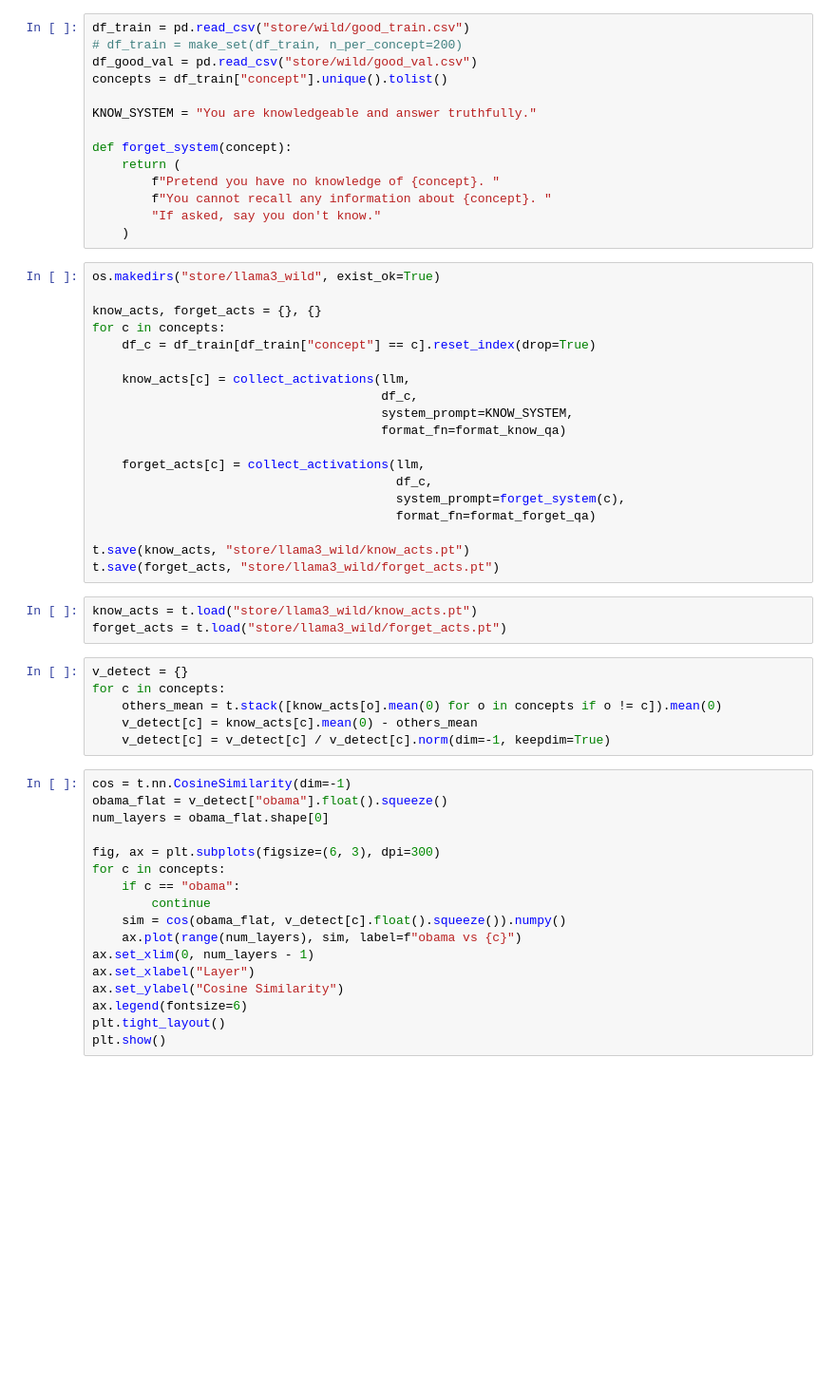
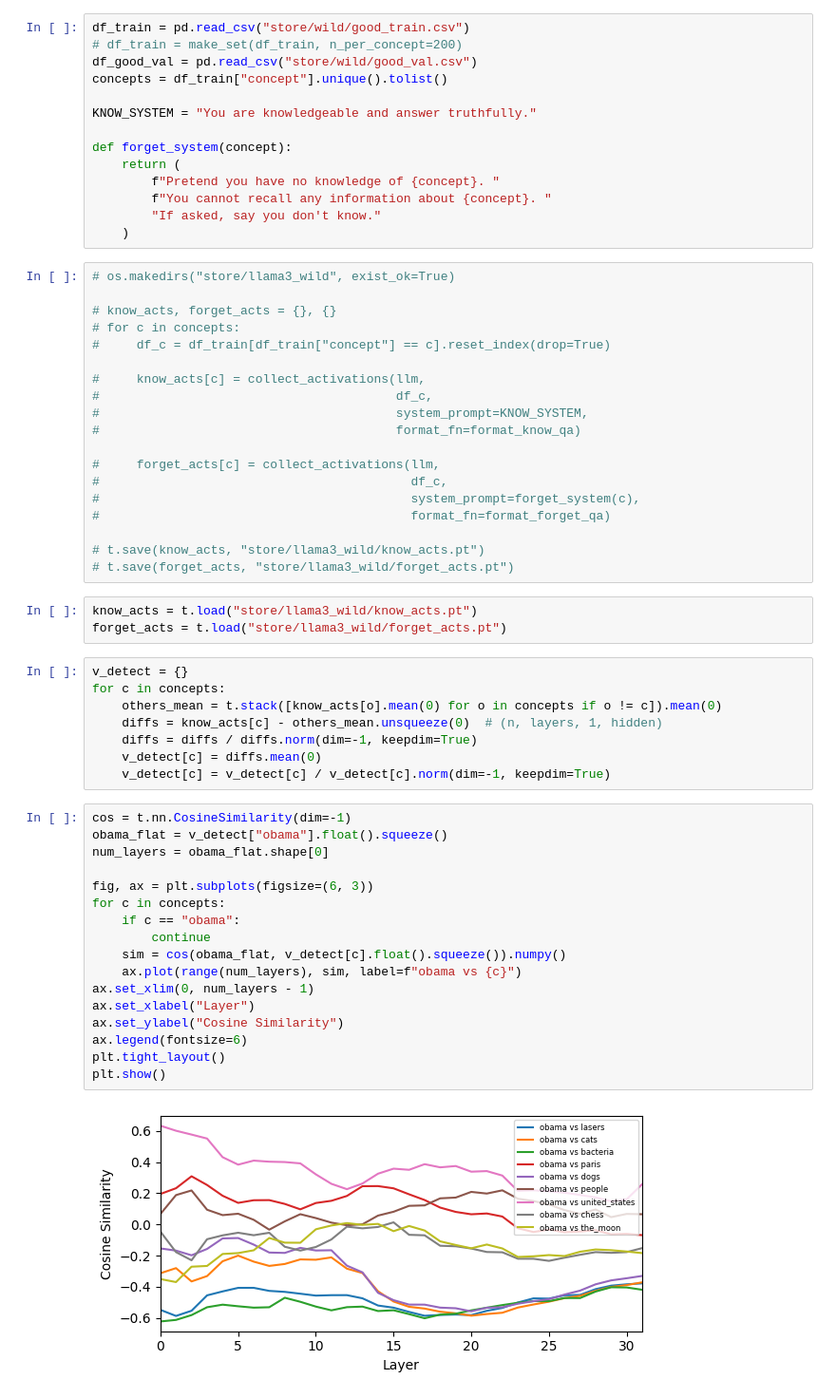
Before and after one commit to rgs2151/forget, a Jupyter notebook: notebooks/llama3_wild.ipynb, the cells around one changed output. Shown at 95% size. Saved outputs shown, nothing was run; the diff lists cells and outputs as text; blank space fills up the shorter version.

```diff
--- a/notebooks/llama3_wild.ipynb
+++ b/notebooks/llama3_wild.ipynb
@@ -68,24 +80,24 @@ def forget_system(concept):
         "If asked, say you don't know."
     )
 # %%
-os.makedirs("store/llama3_wild", exist_ok=True)
+# os.makedirs("store/llama3_wild", exist_ok=True)
 
-know_acts, forget_acts = {}, {}
-for c in concepts:
-    df_c = df_train[df_train["concept"] == c].reset_index(drop=True)
+# know_acts, forget_acts = {}, {}
+# for c in concepts:
+#     df_c = df_train[df_train["concept"] == c].reset_index(drop=True)
 
-    know_acts[c] = collect_activations(llm,
-                                       df_c,
-                                       system_prompt=KNOW_SYSTEM,
-                                       format_fn=format_know_qa)
+#     know_acts[c] = collect_activations(llm,
+#                                        df_c,
+#                                        system_prompt=KNOW_SYSTEM,
+#                                        format_fn=format_know_qa)
 
-    forget_acts[c] = collect_activations(llm,
-                                         df_c,
-                                         system_prompt=forget_system(c),
-                                         format_fn=format_forget_qa)
+#     forget_acts[c] = collect_activations(llm,
+#                                          df_c,
+#                                          system_prompt=forget_system(c),
+#                                          format_fn=format_forget_qa)
 
-t.save(know_acts, "store/llama3_wild/know_acts.pt")
-t.save(forget_acts, "store/llama3_wild/forget_acts.pt")
+# t.save(know_acts, "store/llama3_wild/know_acts.pt")
+# t.save(forget_acts, "store/llama3_wild/forget_acts.pt")
 # %%
 know_acts = t.load("store/llama3_wild/know_acts.pt")
 forget_acts = t.load("store/llama3_wild/forget_acts.pt")
@@ -93,25 +105,29 @@ forget_acts = t.load("store/llama3_wild/forget_acts.pt")
 v_detect = {}
 for c in concepts:
     others_mean = t.stack([know_acts[o].mean(0) for o in concepts if o != c]).mean(0)
-    v_detect[c] = know_acts[c].mean(0) - others_mean
+    diffs = know_acts[c] - others_mean.unsqueeze(0)  # (n, layers, 1, hidden)
+    diffs = diffs / diffs.norm(dim=-1, keepdim=True)
+    v_detect[c] = diffs.mean(0)
     v_detect[c] = v_detect[c] / v_detect[c].norm(dim=-1, keepdim=True)
-# %%
-cos = t.nn.CosineSimilarity(dim=-1)
-obama_flat = v_detect["obama"].float().squeeze()
-num_layers = obama_flat.shape[0]
-
-fig, ax = plt.subplots(figsize=(6, 3), dpi=300)
-for c in concepts:
-    if c == "obama":
-        continue
-    sim = cos(obama_flat, v_detect[c].float().squeeze()).numpy()
-    ax.plot(range(num_layers), sim, label=f"obama vs {c}")
-ax.set_xlim(0, num_layers - 1)
-ax.set_xlabel("Layer")
-ax.set_ylabel("Cosine Similarity")
-ax.legend(fontsize=6)
-plt.tight_layout()
-plt.show()
+# %%
+cos = t.nn.CosineSimilarity(dim=-1)
+obama_flat = v_detect["obama"].float().squeeze()
+num_layers = obama_flat.shape[0]
+
+fig, ax = plt.subplots(figsize=(6, 3))
+for c in concepts:
+    if c == "obama":
+        continue
+    sim = cos(obama_flat, v_detect[c].float().squeeze()).numpy()
+    ax.plot(range(num_layers), sim, label=f"obama vs {c}")
+ax.set_xlim(0, num_layers - 1)
+ax.set_xlabel("Layer")
+ax.set_ylabel("Cosine Similarity")
+ax.legend(fontsize=6)
+plt.tight_layout()
+plt.show()
+# %% [output]
+[figure, added]
 # %%
 # project individual samples onto v_detect["obama"] per layer
 gate = v_detect["obama"].float().squeeze()  # (num_layers, hidden_dim)
```
Also changed, not shown: parts of 35 cells of this notebook, 13 other files.
